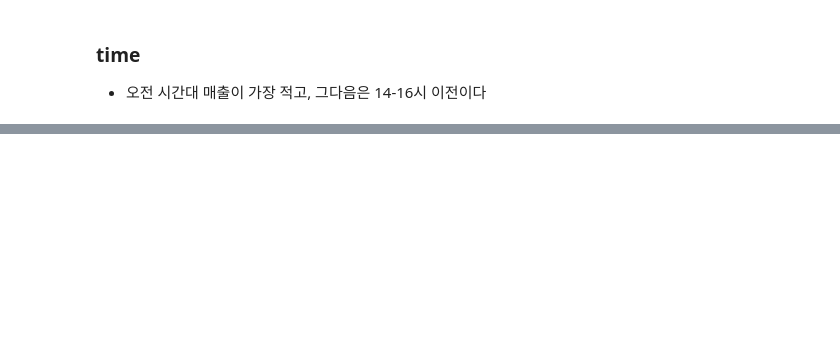
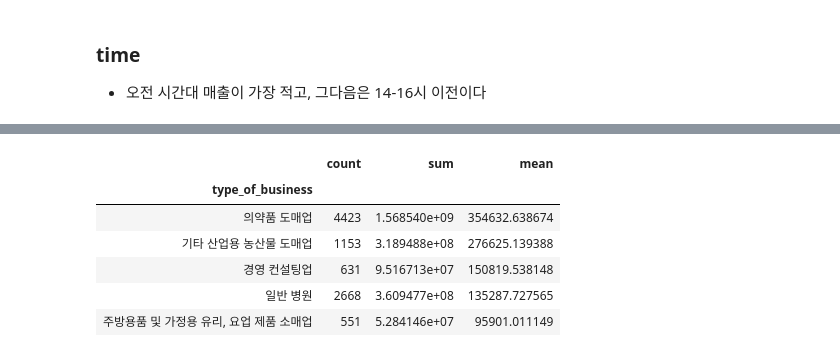
Before and after one commit to bbiyongel/Dacon_funda, a Jupyter notebook: EDA.ipynb, the cells around one changed output, grey strips where cells are left out. Saved outputs shown, nothing was run; the diff lists cells and outputs as text; code cells hidden in the pictures; blank space fills up the shorter version.

```diff
--- a/EDA.ipynb
+++ b/EDA.ipynb
@@ -78,0 +124,10 @@ plt.show()
+# %%
+sample.sort_values('mean',ascending = False).head(5)
+# %% [output]
+|  | count | sum | mean |
+| type_of_business |  |  |  |
+| 의약품 도매업 | 4423 | 1.568540e+09 | 354632.638674 |
+| 기타 산업용 농산물 도매업 | 1153 | 3.189488e+08 | 276625.139388 |
+| 경영 컨설팅업 | 631 | 9.516713e+07 | 150819.538148 |
+| 일반 병원 | 2668 | 3.609477e+08 | 135287.727565 |
+| 주방용품 및 가정용 유리, 요업 제품 소매업 | 551 | 5.284146e+07 | 95901.011149 |
```
Also changed, not shown: parts of 9 cells of this notebook.
